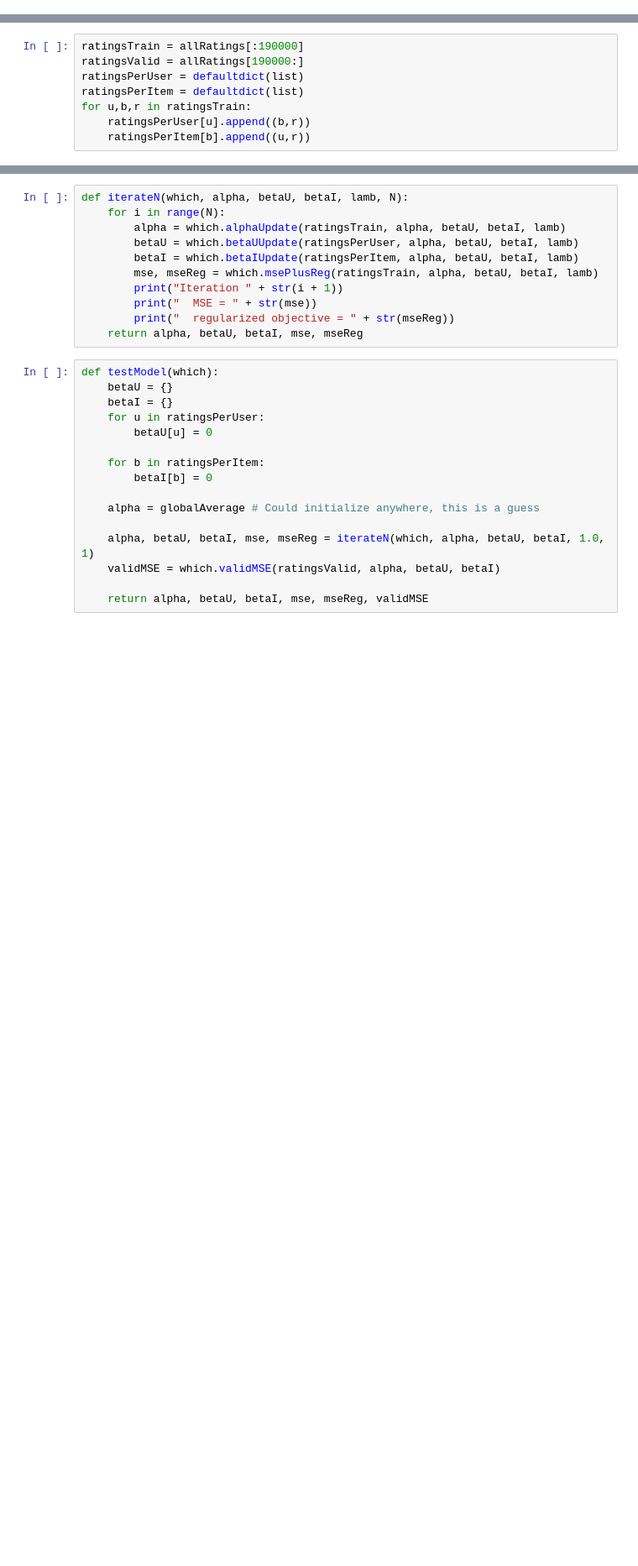
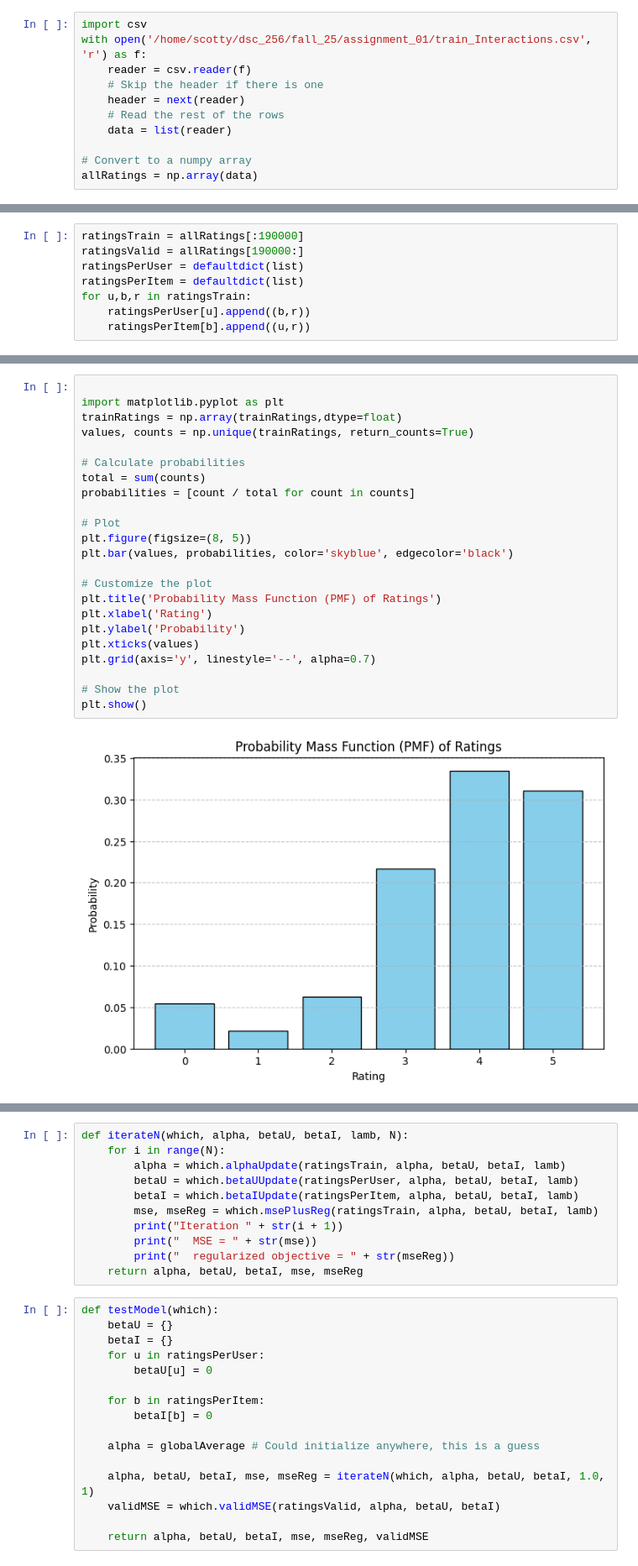
Before and after one commit to 0tv0renakniga/dsc_256, a Jupyter notebook: fall_25/module_03/hw3_runner.ipynb, the cells around one changed output, grey strips where cells are left out. Shown at 84% size. Drawn from its saved outputs; the diff is of its cells as text; blank space fills up the shorter version.

```diff
--- a/fall_25/module_03/hw3_runner.ipynb
+++ b/fall_25/module_03/hw3_runner.ipynb
@@ -41 +43,12 @@ for l in readCSV("train_Interactions.csv.gz"):
+# %%
+import csv
+with open('/home/scotty/dsc_256/fall_25/assignment_01/train_Interactions.csv', 'r') as f:
+    reader = csv.reader(f)
+    # Skip the header if there is one
+    header = next(reader)
+    # Read the rest of the rows
+    data = list(reader)
+
+# Convert to a numpy array
+allRatings = np.array(data)
 # %%
@@ -58 +101,26 @@ globalAverage = homework3.getGlobalAverage(trainRatings)
+# %%
+
+import matplotlib.pyplot as plt
+trainRatings = np.array(trainRatings,dtype=float)
+values, counts = np.unique(trainRatings, return_counts=True)
+
+# Calculate probabilities
+total = sum(counts)
+probabilities = [count / total for count in counts]
+
+# Plot
+plt.figure(figsize=(8, 5))
+plt.bar(values, probabilities, color='skyblue', edgecolor='black')
+
+# Customize the plot
+plt.title('Probability Mass Function (PMF) of Ratings')
+plt.xlabel('Rating')
+plt.ylabel('Probability')
+plt.xticks(values)
+plt.grid(axis='y', linestyle='--', alpha=0.7)
+
+# Show the plot
+plt.show()
+# %% [output]
+[figure, added]
 # %%
```
Also changed, not shown: parts of 8 cells of this notebook, 19 other files.
